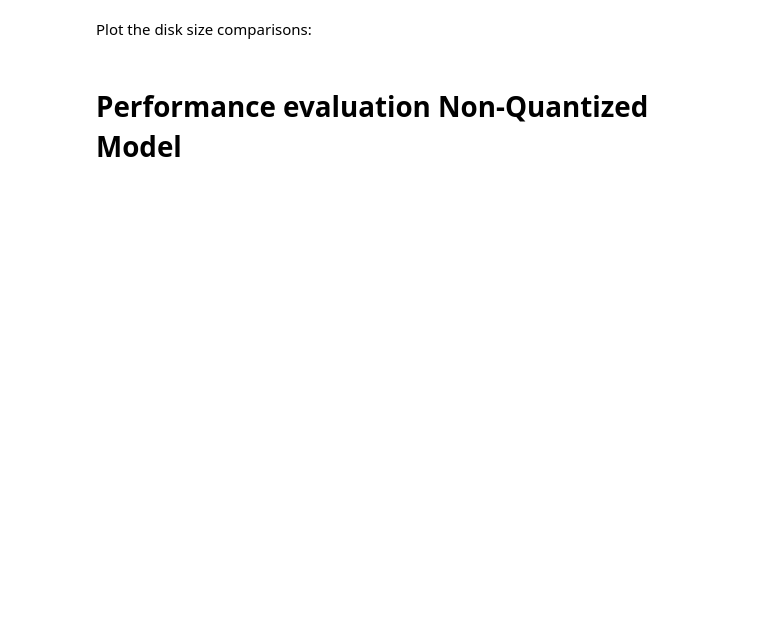
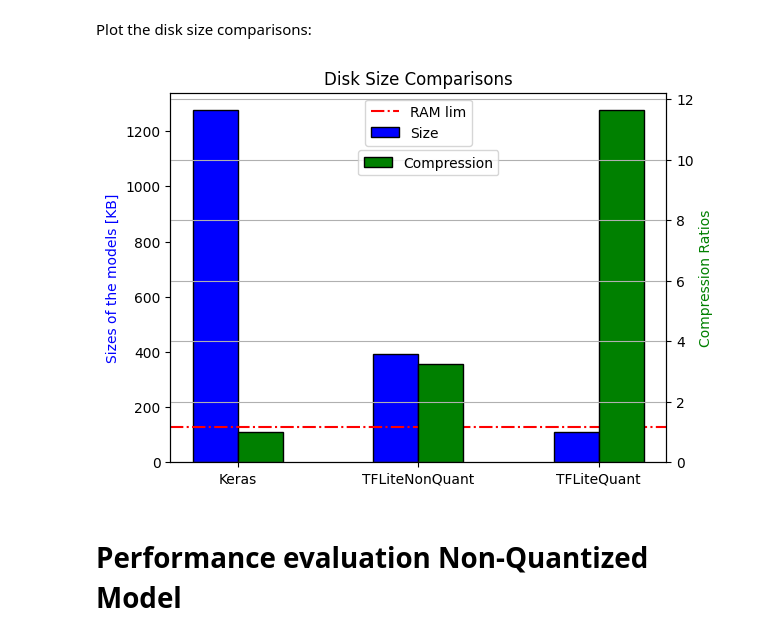
Before and after one commit to kerem-cekmeceli/ML_MCU, a Jupyter notebook: main.ipynb, the cells around one changed output. Drawn from its saved outputs; the diff is of its cells as text; code cells hidden in the pictures; blank space fills up the shorter version.

```diff
--- a/main.ipynb
+++ b/main.ipynb
@@ -234,25 +315,28 @@ tflite_model_nq, tflite_model_q, sizes_on_disk, comp_rats, legends = \
 # %% [markdown]
 Plot the disk size comparisons:
 # %%
-# Plots for comparison
+mcu_ram_lim = 128  # KB
 fig, ax1 = plt.subplots()
 ax2 = ax1.twinx()
 width=0.25
 x_ax_tmp = np.arange(len(legends))
 
 ax1.bar(x_ax_tmp, sizes_on_disk, color='b', width=width, edgecolor='k', label='Size')
 ax1.set_ylabel("Sizes of the models [KB]", color='b')
+ax1.axhline(y=mcu_ram_lim, xmin=0., xmax=len(legends), linestyle='-.', color='r', label='RAM lim')
 ax1.legend(loc='upper center')
 
 ax2.bar(x_ax_tmp+width, comp_rats, color='g', width=width, edgecolor='k', label='Compression')
 ax2.set_ylabel("Compression Ratios", color='g')
-ax2.legend(loc='center', bbox_to_anchor=(0.52, 0.85))
+ax2.legend(loc='center', bbox_to_anchor=(0.52, 0.81))
 
 plt.grid()
 plt.title("Disk Size Comparisons")
 plt.xticks(x_ax_tmp+width/2, legends)
 plt.savefig(path_figures + 'size_comps.png')
 plt.show()
+# %% [output]
+[figure, added]
 # %% [markdown]
 # Performance evaluation Non-Quantized Model
 # %%
```
Also changed, not shown: parts of 21 cells of this notebook, 13 other files.
